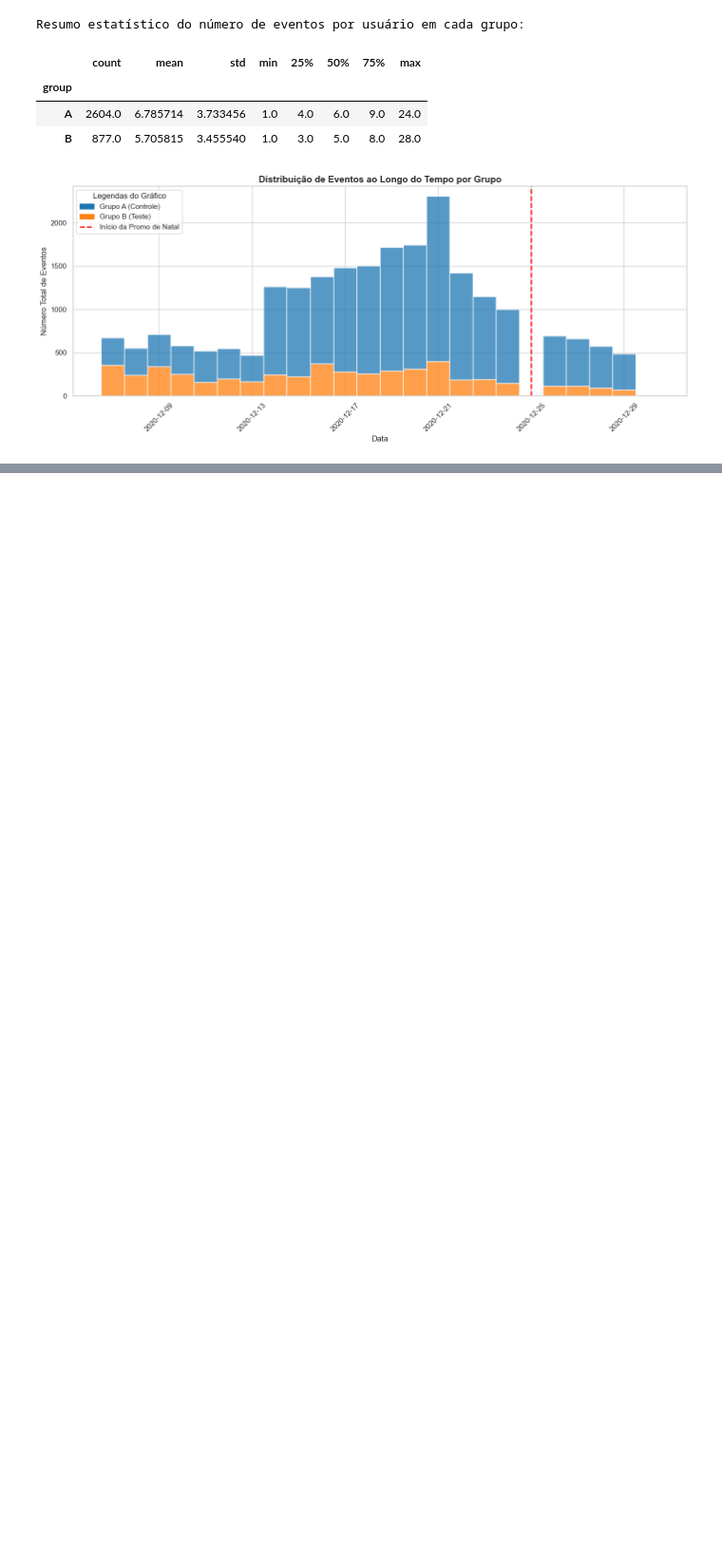
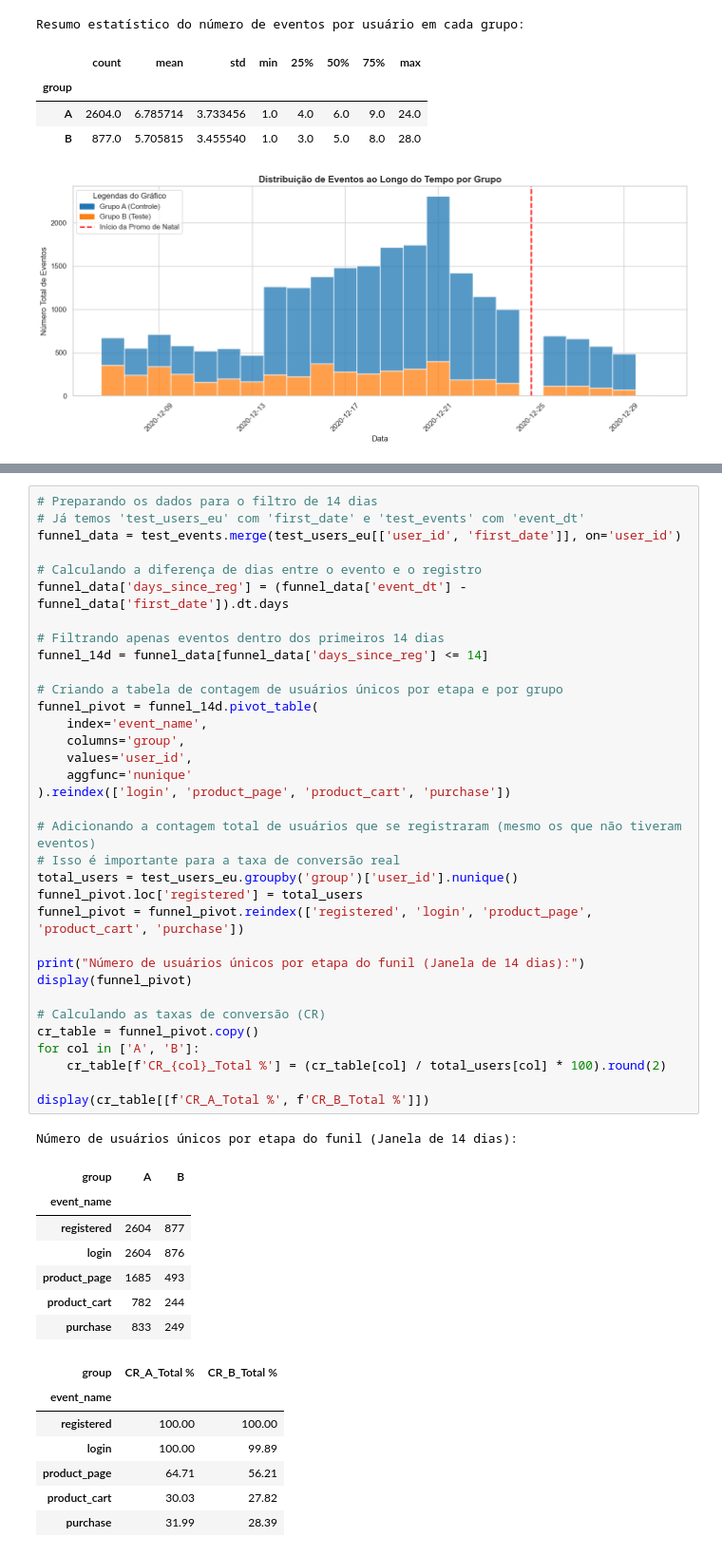
Before and after one commit to fabcmc/Tripleten-Projects, a Jupyter notebook: Sprint 14/teste_AB_sprint_14.ipynb, the cells around one changed output, grey strips where cells are left out. Shown at 95% size. Cells and saved outputs as stored; diff of their text form; blank space fills up the shorter version.

```diff
--- a/Sprint 14/teste_AB_sprint_14.ipynb
+++ b/Sprint 14/teste_AB_sprint_14.ipynb
@@ -425,0 +443,50 @@ Resumo estatístico do número de eventos por usuário em cada grupo:
+# %%
+# Preparando os dados para o filtro de 14 dias
+# Já temos 'test_users_eu' com 'first_date' e 'test_events' com 'event_dt'
+funnel_data = test_events.merge(test_users_eu[['user_id', 'first_date']], on='user_id')
+
+# Calculando a diferença de dias entre o evento e o registro
+funnel_data['days_since_reg'] = (funnel_data['event_dt'] - funnel_data['first_date']).dt.days
+
+# Filtrando apenas eventos dentro dos primeiros 14 dias
+funnel_14d = funnel_data[funnel_data['days_since_reg'] <= 14]
+
+# Criando a tabela de contagem de usuários únicos por etapa e por grupo
+funnel_pivot = funnel_14d.pivot_table(
+    index='event_name',
+    columns='group',
+    values='user_id',
+    aggfunc='nunique'
+).reindex(['login', 'product_page', 'product_cart', 'purchase'])
+
+# Adicionando a contagem total de usuários que se registraram (mesmo os que não tiveram eventos)
+# Isso é importante para a taxa de conversão real
+total_users = test_users_eu.groupby('group')['user_id'].nunique()
+funnel_pivot.loc['registered'] = total_users
+funnel_pivot = funnel_pivot.reindex(['registered', 'login', 'product_page', 'product_cart', 'purchase'])
+
+print("Número de usuários únicos por etapa do funil (Janela de 14 dias):")
+display(funnel_pivot)
+
+# Calculando as taxas de conversão (CR)
+cr_table = funnel_pivot.copy()
+for col in ['A', 'B']:
+    cr_table[f'CR_{col}_Total %'] = (cr_table[col] / total_users[col] * 100).round(2)
+
+display(cr_table[[f'CR_A_Total %', f'CR_B_Total %']])
+# %% [output]
+Número de usuários únicos por etapa do funil (Janela de 14 dias):
+| group | A | B |
+| event_name |  |  |
+| registered | 2604 | 877 |
+| login | 2604 | 876 |
+| product_page | 1685 | 493 |
+| product_cart | 782 | 244 |
+| purchase | 833 | 249 |
+| group | CR_A_Total % | CR_B_Total % |
+| event_name |  |  |
+| registered | 100.00 | 100.00 |
+| login | 100.00 | 99.89 |
+| product_page | 64.71 | 56.21 |
+| product_cart | 30.03 | 27.82 |
+| purchase | 31.99 | 28.39 |
```
Also changed, not shown: parts of 6 cells of this notebook.
